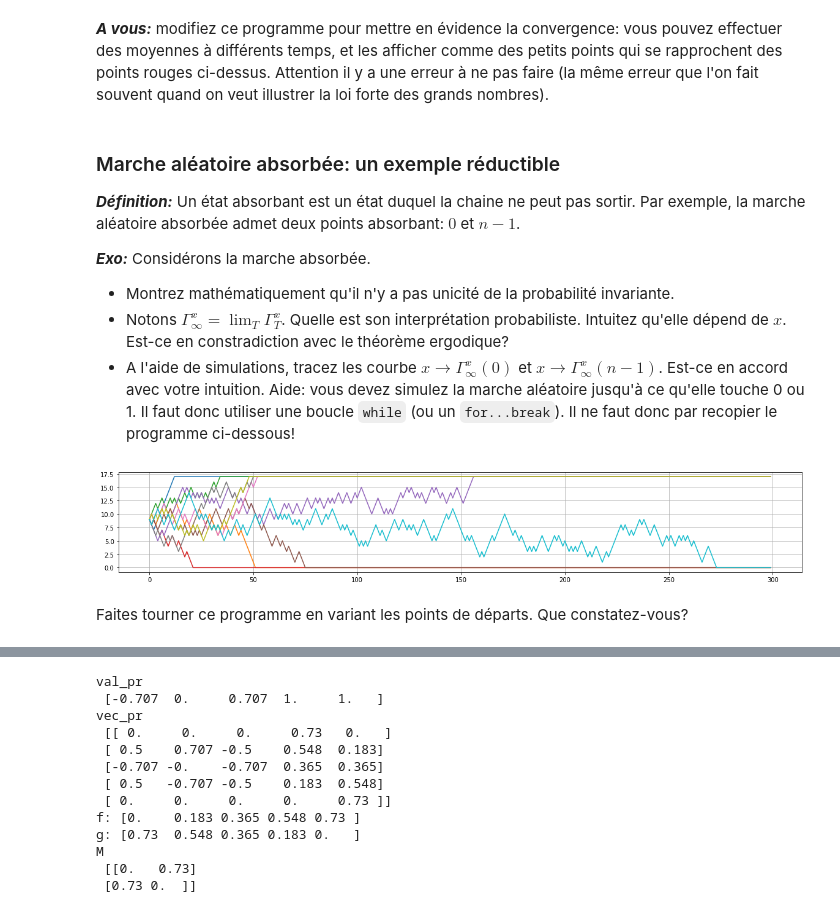
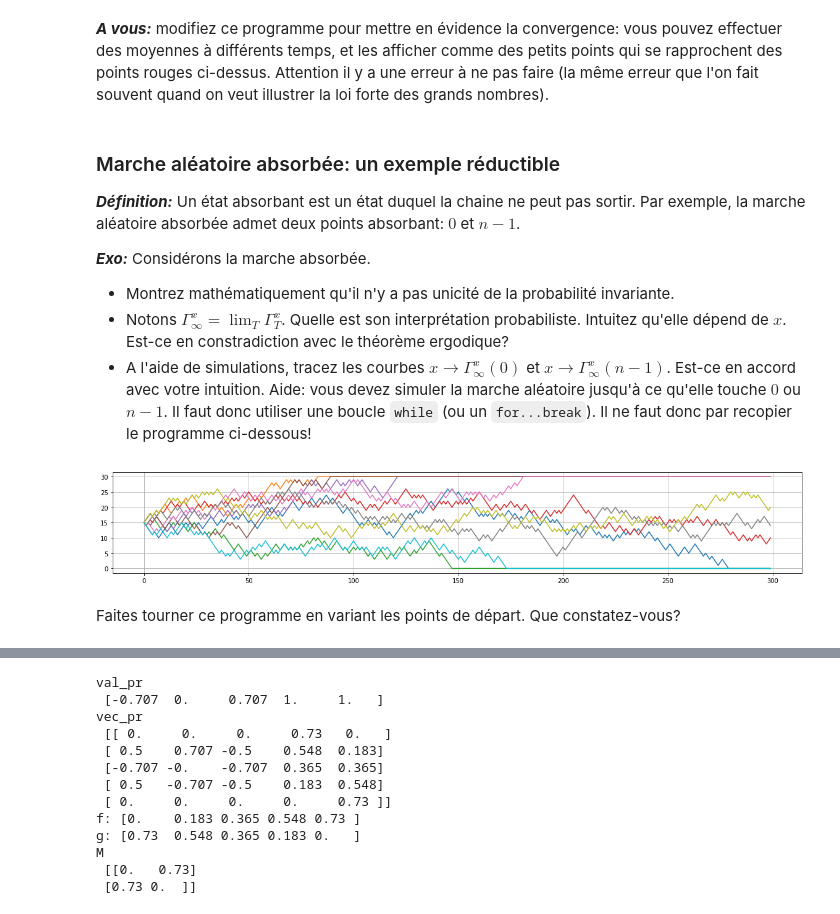
Before and after one commit to vincentvigon/aleaDataSignal, a Jupyter notebook: alea/08-Chaine_de_Markov.ipynb, the cells around one changed output, grey strips where cells are left out. Drawn from its saved outputs; the diff is of its cells as text; code cells hidden in the pictures.

```diff
--- a/alea/08-Chaine_de_Markov.ipynb
+++ b/alea/08-Chaine_de_Markov.ipynb
@@ -417,31 +414,31 @@ vec_pr
 
 *   Montrez mathématiquement qu'il n'y a pas unicité de la probabilité invariante.
 *   Notons $\Gamma_\infty^x =\lim_T\Gamma_T^x$. Quelle est son interprétation probabiliste. Intuitez qu'elle dépend de $x$. Est-ce en constradiction avec le théorème ergodique?
-*   A l'aide de simulations, tracez les courbe $x \to  \Gamma_\infty^x (0)$ et $x \to  \Gamma_\infty^x (n-1)$. Est-ce en accord avec votre intuition.  Aide: vous devez simulez la marche aléatoire jusqu'à ce qu'elle touche 0 ou 1. Il faut donc utiliser une boucle `while` (ou un `for...break`). Il ne faut donc par recopier le programme ci-dessous!
+*   A l'aide de simulations, tracez les courbes $x \to  \Gamma_\infty^x (0)$ et $x \to  \Gamma_\infty^x (n-1)$. Est-ce en accord avec votre intuition.  Aide: vous devez simuler la marche aléatoire jusqu'à ce qu'elle touche $0$ ou $n-1$. Il faut donc utiliser une boucle `while` (ou un `for...break`). Il ne faut donc par recopier le programme ci-dessous!
 # %%
 def marche_absorb(n):
     P=np.zeros([n,n])
     for i in range(1,n-1):
         P[i,i+1]=0.5
         P[i,i-1]=0.5
     P[0,0]=1
     P[-1,-1]=1
     return P
 
 
 t_max=300
 nb_essaies=10
 plt.figure(figsize=(20,3))
 plt.grid()
-n=18
+n=31
 P=marche_absorb(n)
 for i in range(nb_essaies):
     X=markov_from_P(t_max,P,n//2)
     plt.plot(range(t_max),X)
 # %% [output]
-[figure, old version]
+[figure, new version]
 # %% [markdown]
-Faites tourner ce programme en variant les points de départs. Que constatez-vous?
+Faites tourner ce programme en variant les points de départ. Que constatez-vous?
 # %% [markdown]
 ### Calcul exacte de la probabilité d'absorbtion
 
```
Also changed, not shown: parts of 26 cells of this notebook, 7 other files.
